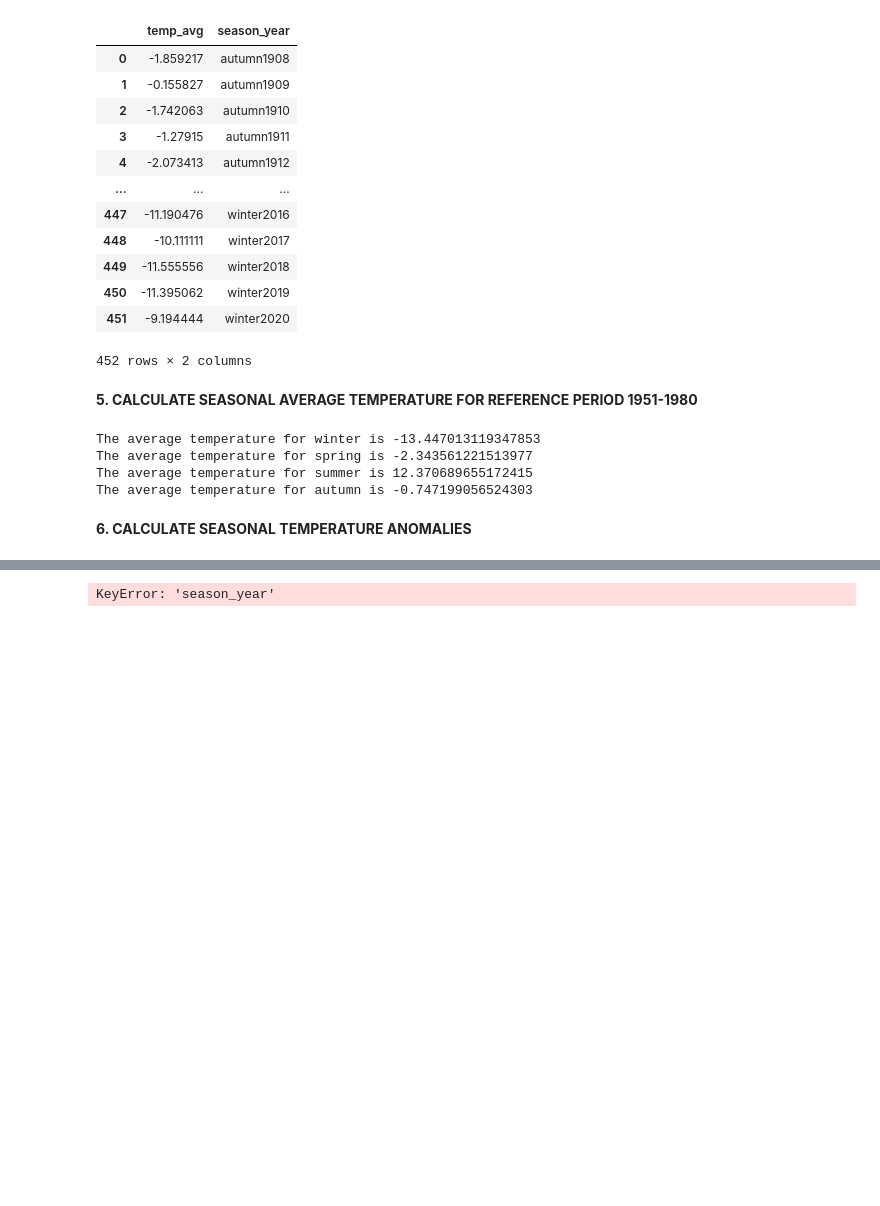
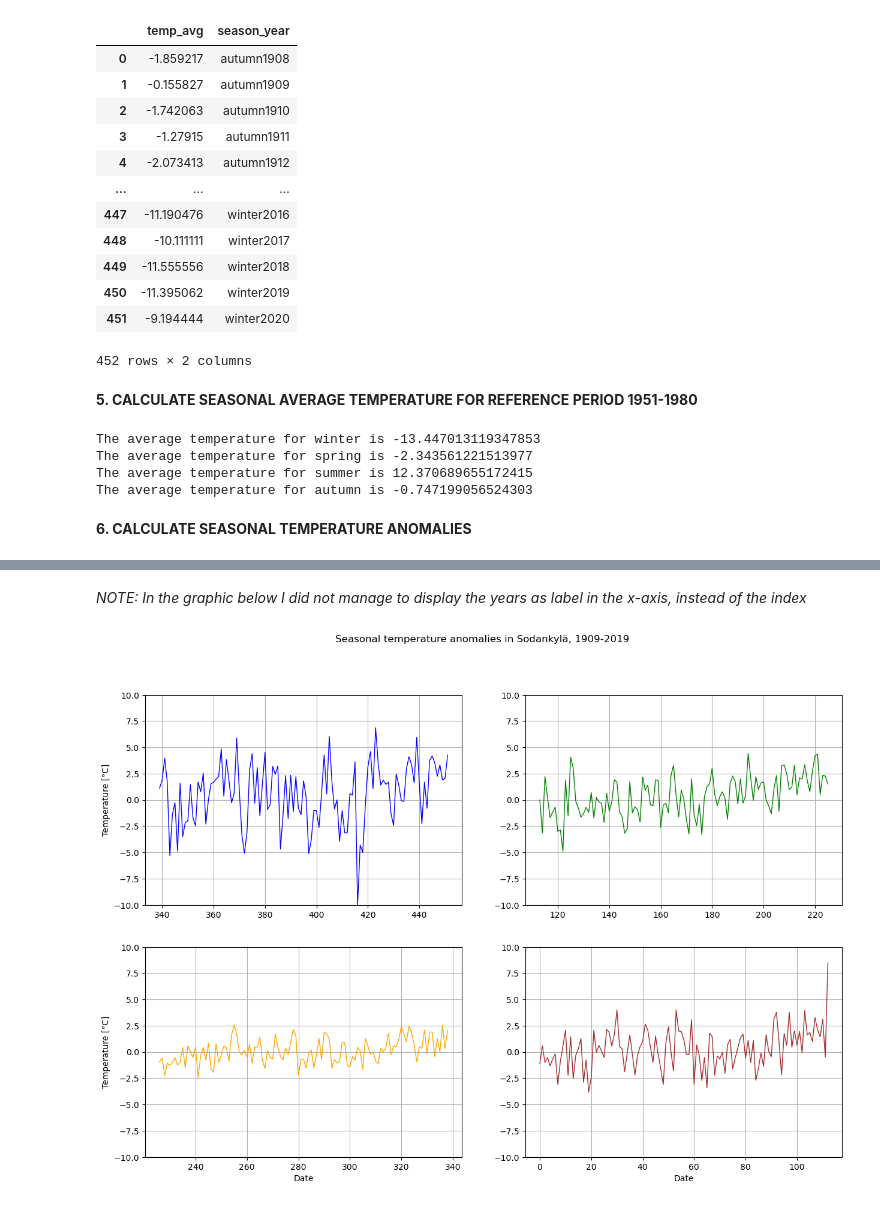
Before and after one commit to Geo-Python-2022/final-exercise-waddles42, a Jupyter notebook: seasonal-weather-anomalies.ipynb, the cells around one changed output, grey strips where cells are left out. Drawn from its saved outputs; the diff is of its cells as text; code cells hidden in the pictures; blank space fills up the shorter version.

```diff
--- a/seasonal-weather-anomalies.ipynb
+++ b/seasonal-weather-anomalies.ipynb
@@ -196,11 +210,6 @@ season_avg["diff"] = season_avg["temp_avg"] - season_avg["season_ref"]
+# %% [markdown]
+*NOTE: In the graphic below I did not manage to display the years as label in the x-axis, instead of the index*
 # %%
-#add column with year
-season_avg["year"] = season_avg["season_year"].str.slice(start = -4)
-season_avg = season_avg.drop(["temp_avg", "season_year", "season_ref"], axis=1)
-
-#check data
-season_avg.head()
-
 #create empty figures
 fig, axes = plt.subplots(nrows=2, ncols=2, figsize=(15, 10))
 
@@ -208,35 +217,40 @@ fig, axes = plt.subplots(nrows=2, ncols=2, figsize=(15, 10))
 ax11 = axes[0][0]
 ax12 = axes[0][1]
 ax21 = axes[1][0]
 ax22 = axes[1][1]
 
 #set line width
 line_width = 1
 
 #plot data
 winter = season_avg.loc[season_avg["season"] == "winter"]
 winter_diff = winter["diff"]
-winter_diff.plot(ax=ax11, x = "year", y= "diff", c = "blue", lw = line_width, ylim = [min_temp, max_temp], grid = True)
+winter_diff.plot(ax=ax11, x = "year", y= "diff", c = "blue", lw = line_width, ylim = [-10, 10], grid = True)
 
 spring = season_avg.loc[season_avg["season"] == "spring"]
 spring_diff = spring["diff"]
-spring_diff.plot(ax=ax12, x = "year", y= "diff", c = "green", lw = line_width, ylim = [min_temp, max_temp], grid = True)
+spring_diff.plot(ax=ax12, x = "year", y= "diff", c = "green", lw = line_width, ylim = [-10, 10], grid = True)
 
 summer = season_avg.loc[season_avg["season"] == "summer"]
 summer_diff = summer["diff"]
-summer_diff.plot(ax=ax21, x = "year", y= "diff", c = "orange", lw = line_width, ylim = [min_temp, max_temp], grid = True)
+summer_diff.plot(ax=ax21, x = "year", y= "diff", c = "orange", lw = line_width, ylim = [-10, 10], grid = True)
 
 autumn = season_avg.loc[season_avg["season"] == "autumn"]
 autumn_diff = autumn["diff"]
-autumn_diff.plot(ax=ax22, x = "year", y= "diff", c = "brown", lw = line_width, ylim = [min_temp, max_temp], grid = True)
+autumn_diff.plot(ax=ax22, x = "year", y= "diff", c = "brown", lw = line_width, ylim = [-10, 10], grid = True)
 
 # Set figure title
 fig.suptitle("Seasonal temperature anomalies in Sodankylä, 1909-2019")
 
 # Axis labels
 ax21.set_xlabel("Date")
 ax22.set_xlabel("Date")
 ax11.set_ylabel("Temperature [°C]")
 ax21.set_ylabel("Temperature [°C]")
+
+#create png
+outputfp = None
+outputfp = "temp_anomalies.png"
+outputfp = plt.savefig("temp_anomalies")
 # %% [output]
-KeyError: 'season_year'
+[figure, added]
```
Also changed, not shown: parts of 3 cells of this notebook, 1 other file.
